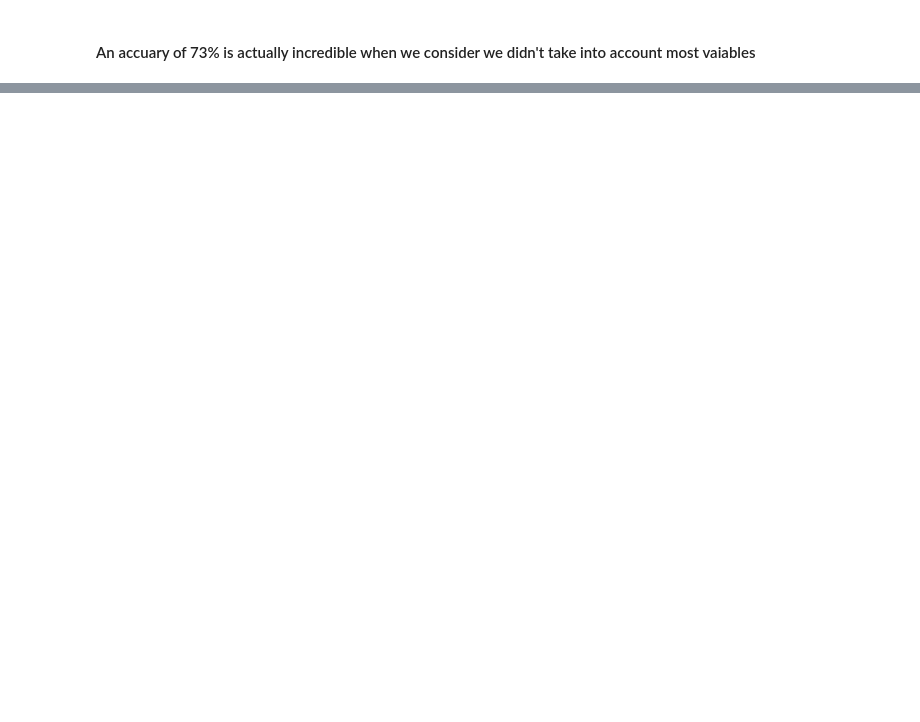
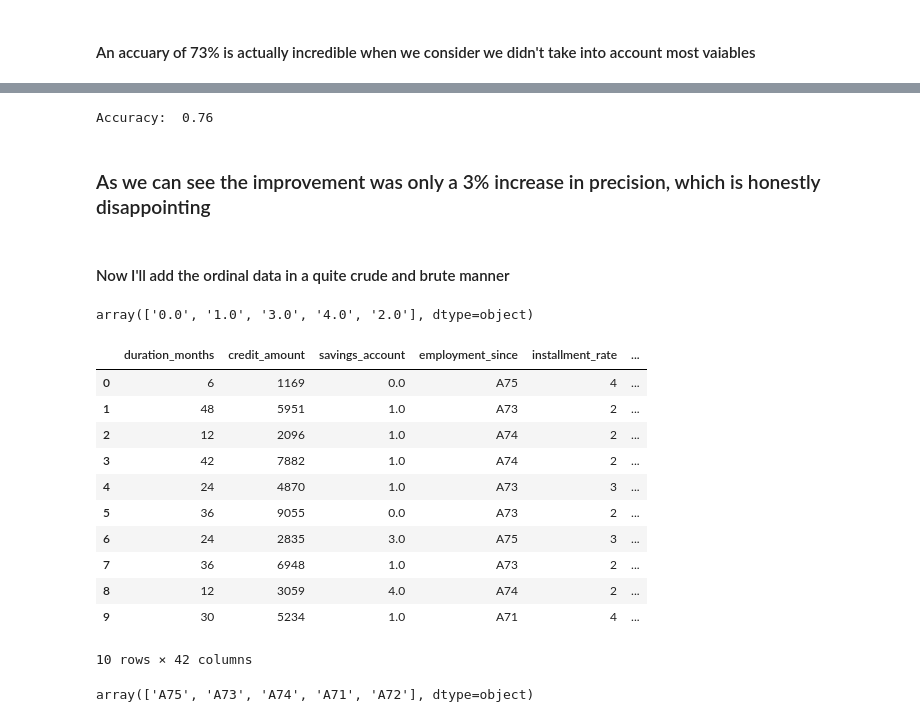
Before and after one commit to EduBottCha/Credit-Possibility, a Jupyter notebook: credit_predictor.ipynb, the cells around one changed output, grey strips where cells are left out. Drawn from its saved outputs; the diff is of its cells as text; code cells hidden in the pictures; blank space fills up the shorter version.

```diff
--- a/credit_predictor.ipynb
+++ b/credit_predictor.ipynb
@@ -109,0 +340,33 @@ Accuary:  0.73
+# %%
+ncm_predictions = numerical_categorical_model.predict(X_test_ncm)
+accuracy_ncm = accuracy_score(y_test_ncm, ncm_predictions)
+print(f'Accuracy: {accuracy_ncm: .2f}')
+# %% [output]
+Accuracy:  0.76
+# %% [markdown]
+### As we can see the improvement was only a 3% increase in precision, which is honestly disappointing
+# %% [markdown]
+#### Now I'll add the ordinal data in a quite crude and brute manner
+# %%
+df_ohe['savings_account'].unique()
+# %% [output]
+array(['0.0', '1.0', '3.0', '4.0', '2.0'], dtype=object)
+# %%
+df_ohe.head(10)
+# %% [output]
+|  | duration_months | credit_amount | savings_account | employment_since | installment_rate | ... |
+| 0 | 6 | 1169 | 0.0 | A75 | 4 | ... |
+| 1 | 48 | 5951 | 1.0 | A73 | 2 | ... |
+| 2 | 12 | 2096 | 1.0 | A74 | 2 | ... |
+| 3 | 42 | 7882 | 1.0 | A74 | 2 | ... |
+| 4 | 24 | 4870 | 1.0 | A73 | 3 | ... |
+| 5 | 36 | 9055 | 0.0 | A73 | 2 | ... |
+| 6 | 24 | 2835 | 3.0 | A75 | 3 | ... |
+| 7 | 36 | 6948 | 1.0 | A73 | 2 | ... |
+| 8 | 12 | 3059 | 4.0 | A74 | 2 | ... |
+| 9 | 30 | 5234 | 1.0 | A71 | 4 | ... |
+10 rows × 42 columns
+# %%
+df_ohe['employment_since'].unique()
+# %% [output]
+array(['A75', 'A73', 'A74', 'A71', 'A72'], dtype=object)
```
Also changed, not shown: parts of 26 cells of this notebook.
